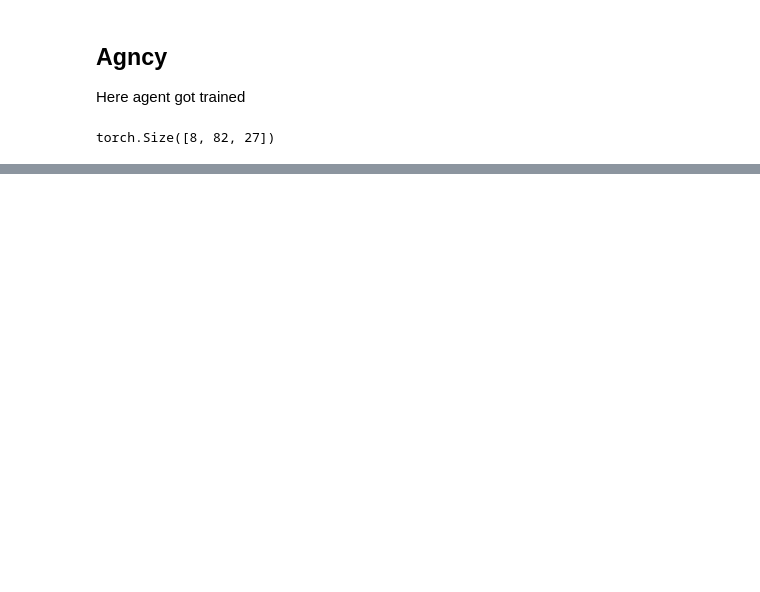
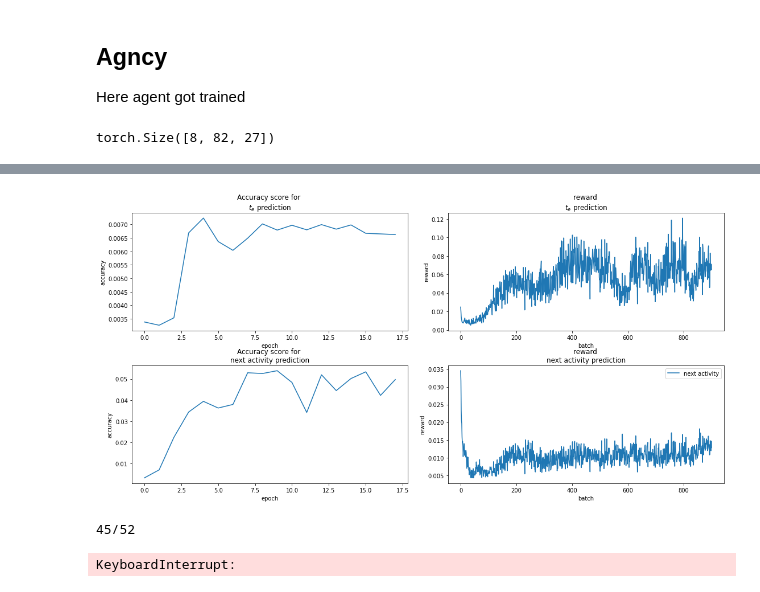
Before and after one commit to lemikhovalex/rl4pm, a Jupyter notebook: rl4pm.ipynb, the cells around one changed output, grey strips where cells are left out. Saved outputs shown, nothing was run; the diff lists cells and outputs as text; code cells hidden in the pictures; blank space fills up the shorter version.

```diff
--- a/rl4pm.ipynb
+++ b/rl4pm.ipynb
@@ -100,7 +99,7 @@ df.head()
 later
 # %%
 def scale_tw(df):
-    df['tw'] = df['tw'] / (24 * 60 * 60)
+    # df['tw'] = df['tw'] / (24 * 60 * 60)
     return 24 * 60 * 60.
 
 
@@ -114,7 +113,7 @@ def scale_tt(df):
         _max_tt = (max_time - min_time).total_seconds()
         if _max_tt > max_tt:
             max_tt = _max_tt
-    df['tt'] = df['tt'] / max_tt
+    # df['tt'] = df['tt'] / max_tt
     return max_tt
 
 
@@ -126,5 +125,5 @@ def scale_te(df):
         _max_te = loc_df.diff().dropna().max()
         if _max_te > max_te:
             max_te = _max_te
-    df['te'] = df['te'] / max_te
+    # df['te'] = df['te'] / max_te
     return max_te
@@ -146,3 +130,8 @@ te_scale
+# %%
+tw_scale = scale_tw(df)
+te_scale = scale_te(df)
+tt_scale = scale_tt(df)
+scales = {'te': te_scale, 'tt': tt_scale, 'tw': tw_scale}
 # %% [markdown]
 ## Activity:
 one hot
@@ -560,45 +495,81 @@ n_envs = len(ix_4_envs)
 envirs = []
 for _i in range(n_envs):
     env_matrix = utils.get_traces_matrix(df, ix_4_envs[_i])
-    envirs.append(envs.PMEnv(data=env_matrix, intervals_te_rew=te_intervals,
-                 column_to_time_features=column_feature, window_size=window_size)
+    envirs.append(envs.PMEnv(data=env_matrix, intervals_te_rew=te_intervals, column_to_time_features=column_feature,
+                             window_size=window_size, device=cpu, scales=scales
+                            )
                )
 # %%
 reload(agents)
 reload(agencies)
 reload(utils)
-batch_size = 2 ** 17
+batch_size = 2 ** 10
+hidden = 64
 replay_memory = replay_buffer.ReplayMemory(2 ** 20 // n_traces, n_traces)
 agency = agencies.Agency(input_size=27 * 2, hidden=hidden, n_lstm=1, te_intervals=te_intervals, ac_learning_rate=1e-3,
                          te_learning_rate=1e-3, n_classes=n_classes, discount_factor=0.9)
 # %%
+wtf = []
 te_rewards = []
 ac_rewards = []
-for epoch in range(30):
-    te_rw, ac_rw, n = 0, 0, 0
+nn_rewards = []
+losses_ac = []
+losses_te = []
+loc_te_rews = []
+loc_ac_rews = []
+loc_n_ = []
+for epoch in range(40):
+    te_rw = 0
+    ac_rw = 0
+    n = 0
     for _i in range(n_envs):
         print(f'{_i+1}/{n_envs}', end='\r')
         _ = envirs[_i].reset()
         with torch.no_grad():
-                _episode_te_rew, _episode_ac_rew, n_ep = utils.play_and_record(agency.te_agent, agency.ac_agent,
-                                                                               envirs[_i], replay_memory)
-                te_rw += _episode_te_rew
-                ac_rw += _episode_ac_rew
-                n += n_ep
+            _episode_te_rew, _episode_ac_rew, n_ep = utils.play_and_record(agency.te_agent, agency.ac_agent,
+                                                                           envirs[_i], replay_memory,
+                                                                           process_dvice=cpu, dest_device=cpu,
+                                                                           stoch=False
+                                                                          )
+
+        if (n_ep < _episode_ac_rew) | (n_ep < _episode_te_rew):
+            wtf.append(len(loc_te_rews))
+        loc_te_rews.append(_episode_te_rew)
+        loc_ac_rews.append(_episode_ac_rew)
+        loc_n_.append(n_ep)
+        te_rw += _episode_te_rew
+        ac_rw += _episode_ac_rew
+        n += n_ep
         if len(replay_memory) == replay_memory._maxsize:
+            agency.to(device)
             ep_te_loss, ep_ac_loss = agency.train(replay_memory, batch_size)
+            losses_ac.append(ep_ac_loss)
+            losses_te.append(ep_te_loss)
         # print(ep_te_rew, ep_te_rew, n_samples)
 
+    agency.to(device)
     ep_te_loss, ep_ac_loss = agency.train(replay_memory, batch_size)
-    n = batch_size * n_envs
     te_rewards.append(te_rw / n)
     ac_rewards.append(ac_rw / n)
+    nn_rewards.append(n)
 
     display.clear_output(wait=True)
-    plt.plot(te_rewards, label='$t_e$')
-    plt.plot(ac_rewards, label='next activity')
-    plt.xlabel('epoch')
-    plt.ylabel('accaracy')
-    plt.title('Accuracy score for \n $t_e$ and next activity prediction')
+
+    fig, axs = plt.subplots(2, 2, figsize=(16,8))
+    fig.tight_layout(pad=4)
+    axs[0, 0].plot(te_rewards, label='$t_e$')
+    axs[0, 0].set(xlabel='epoch', ylabel='accuracy', title='Accuracy score for \n$t_e$ prediction')
+    axs[1, 0].plot(ac_rewards, label='next activity')
+    axs[1, 0].set(xlabel='epoch', ylabel='accuracy', title='Accuracy score for \nnext activity prediction')
+
+
+    axs[0, 1].plot(losses_ac, label='$t_e$')
+    axs[0, 1].set(xlabel='batch', ylabel='reward', title='Reward \n$t_e$ prediction')
+    axs[1, 1].plot(losses_te, label='next activity')
+    axs[1, 1].set(xlabel='batch', ylabel='reward', title='Reward \nnext activity prediction')
     plt.legend()
     plt.show()
+# %% [output]
+[figure, added]
+45/52
+KeyboardInterrupt:
```
Also changed, not shown: parts of 46 cells of this notebook.
